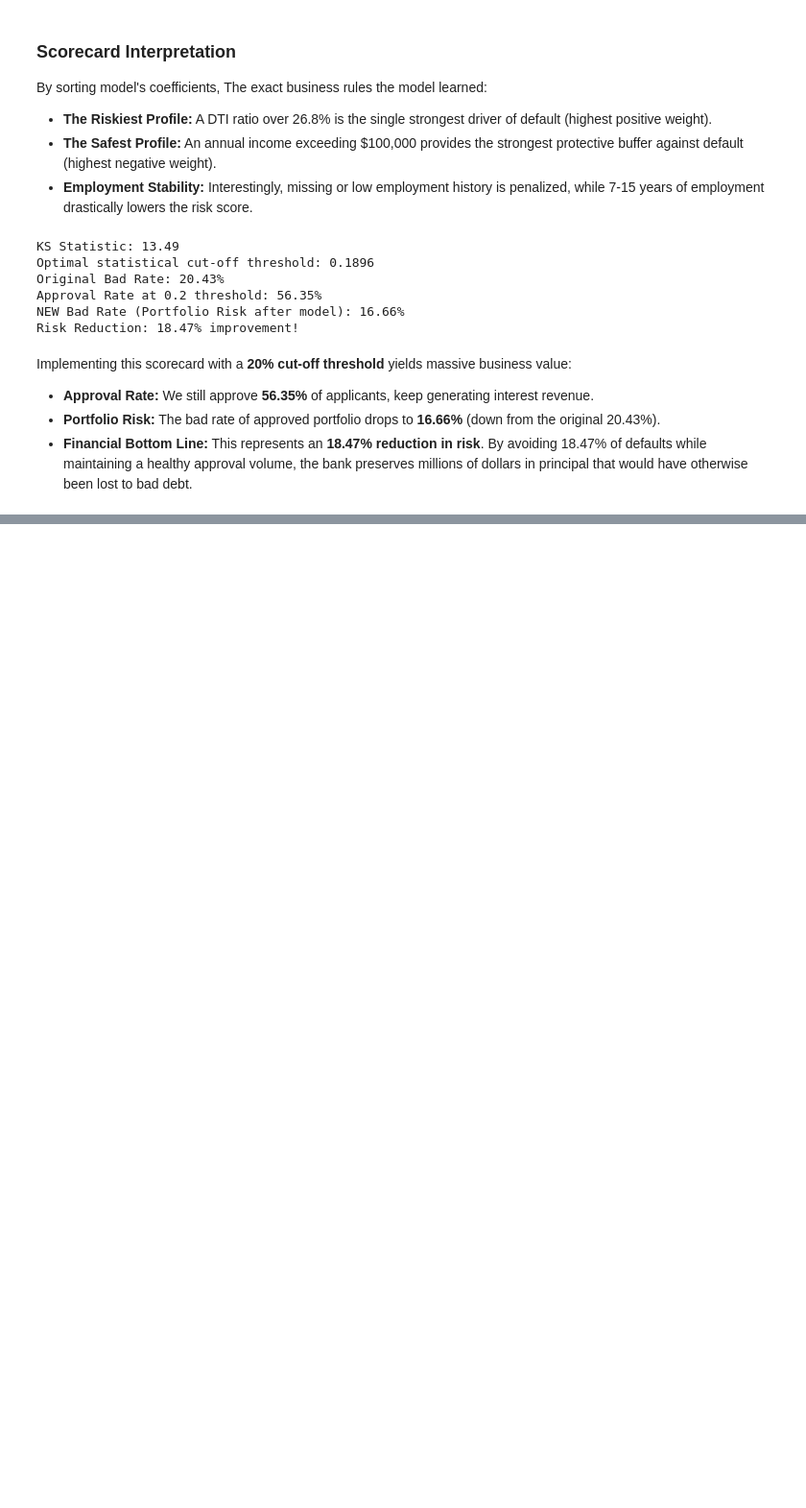
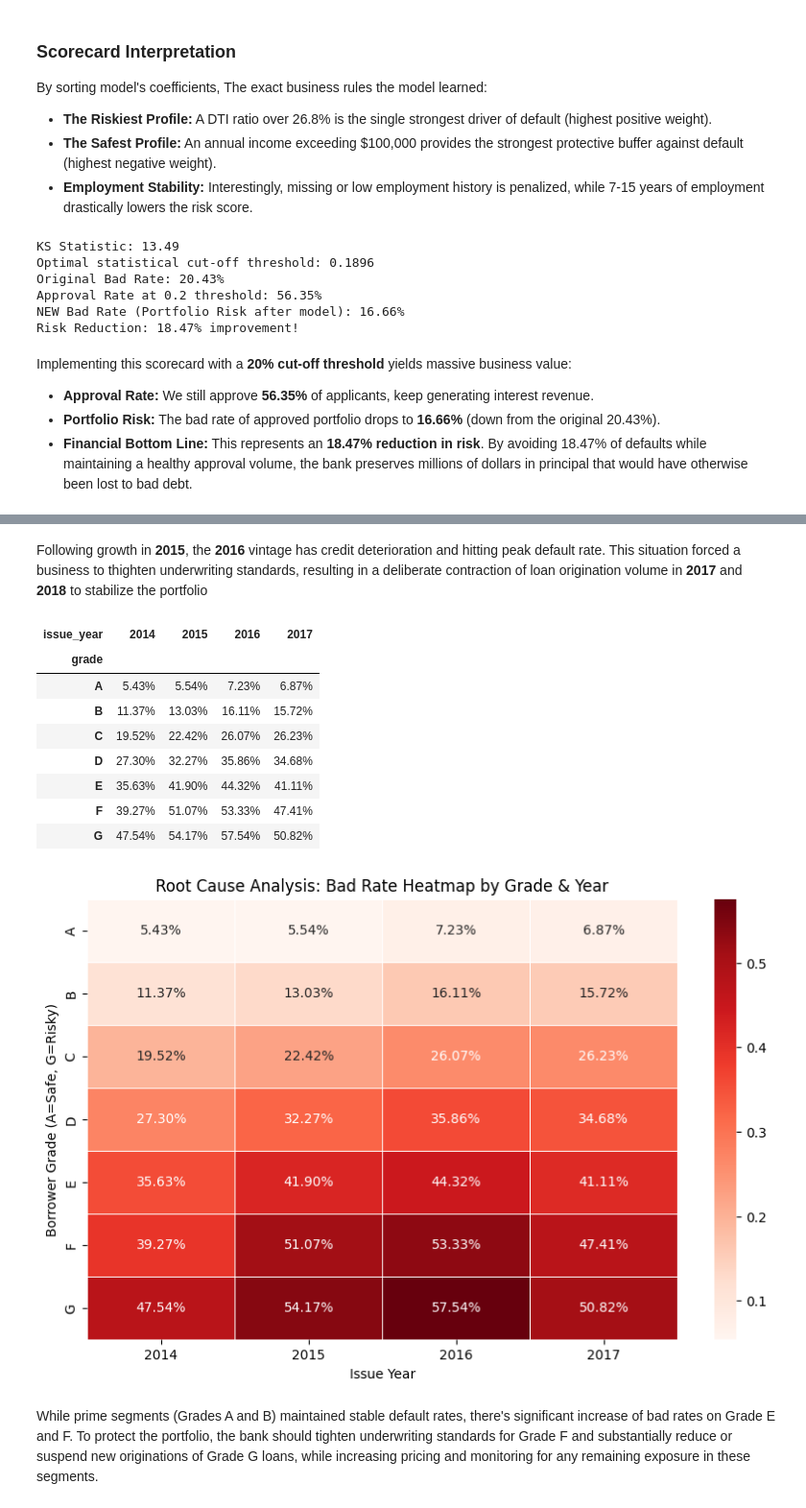
Before and after one commit to farhanhr/lending-club-risk-analyst, a Jupyter notebook: lending_club_risk.ipynb, the cells around one changed output, grey strips where cells are left out. Shown at 96% size. Drawn from its saved outputs; the diff is of its cells as text; code cells hidden in the pictures; blank space fills up the shorter version.

```diff
--- a/lending_club_risk.ipynb
+++ b/lending_club_risk.ipynb
@@ -308,0 +368,43 @@ Implementing this scorecard with a **20% cut-off threshold** yields massive busi
+# %% [markdown]
+Following growth in **2015**, the **2016** vintage has credit deterioration and hitting peak default rate. This situation forced a business to thighten underwriting standards, resulting in a deliberate contraction of loan origination volume in **2017** and **2018** to stabilize the portfolio
+# %%
+cols = ['loan_status', 'issue_d', 'grade']
+df_root_cause = pd.read_csv('/content/drive/MyDrive/Dataset/All Lending Club loan data/accepted_2007_to_2018Q4.csv', usecols=cols, low_memory=False)
+
+#cleaning
+df_root_cause = df_root_cause[df_root_cause['loan_status'].isin(['Fully Paid', 'Charged Off'])].copy()
+df_root_cause['target'] = df_root_cause['loan_status'].apply(lambda x: 1 if x == 'Charged Off' else 0)
+df_root_cause = df_root_cause.dropna(subset=['issue_d', 'grade'])
+df_root_cause['issue_year'] = pd.to_datetime(df_root_cause['issue_d'], format='%b-%Y').dt.year
+
+df_recent = df_root_cause[df_root_cause['issue_year'].isin([2014, 2015, 2016, 2017])]
+
+segment_risk = pd.pivot_table(
+    df_recent,
+    values='target',
+    index='grade',
+    columns='issue_year',
+    aggfunc='mean'
+)
+
+display(segment_risk.style.format("{:.2%}"))
+
+plt.figure(figsize=(10, 6))
+sns.heatmap(segment_risk, annot=True, fmt=".2%", cmap="Reds", linewidths=.5)
+plt.title("Root Cause Analysis: Bad Rate Heatmap by Grade & Year")
+plt.ylabel("Borrower Grade (A=Safe, G=Risky)")
+plt.xlabel("Issue Year")
+plt.show()
+# %% [output]
+| issue_year | 2014 | 2015 | 2016 | 2017 |
+| grade |  |  |  |  |
+| A | 5.43% | 5.54% | 7.23% | 6.87% |
+| B | 11.37% | 13.03% | 16.11% | 15.72% |
+| C | 19.52% | 22.42% | 26.07% | 26.23% |
+| D | 27.30% | 32.27% | 35.86% | 34.68% |
+| E | 35.63% | 41.90% | 44.32% | 41.11% |
+| F | 39.27% | 51.07% | 53.33% | 47.41% |
+| G | 47.54% | 54.17% | 57.54% | 50.82% |
+[figure, added]
+# %% [markdown]
+While prime segments (Grades A and B) maintained stable default rates, there's significant increase of bad rates on Grade E and F. To protect the portfolio, the bank should tighten underwriting standards for Grade F and substantially reduce or suspend new originations of Grade G loans, while increasing pricing and monitoring for any remaining exposure in these segments.
```
Also changed, not shown: parts of 3 cells of this notebook.
